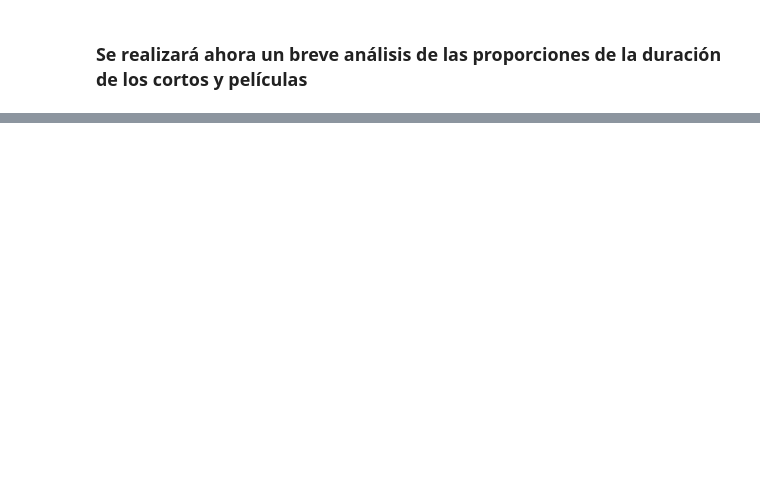
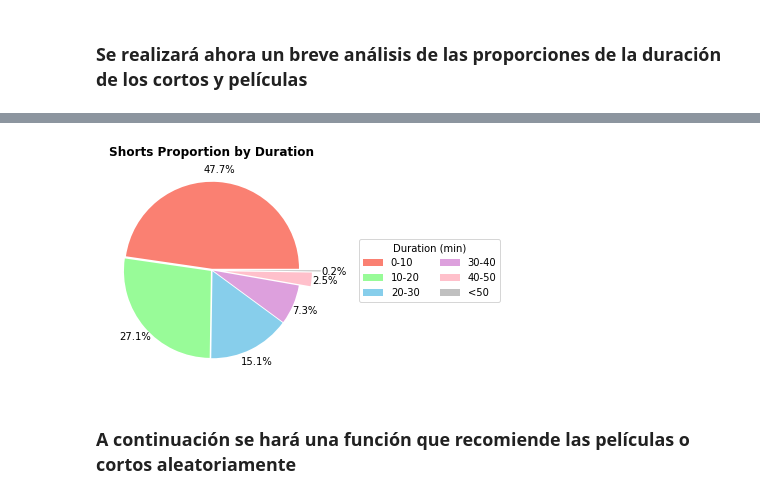
Before and after one commit to ErickGMedellin/7.5-or-higher, a Jupyter notebook: IMDB Rating Dataset.ipynb, the cells around one changed output, grey strips where cells are left out. Saved outputs shown, nothing was run; the diff lists cells and outputs as text; code cells hidden in the pictures; blank space fills up the shorter version.

```diff
--- a/IMDB Rating Dataset.ipynb
+++ b/IMDB Rating Dataset.ipynb
@@ -212,0 +254,13 @@ plt.show()
+# %%
+# Ahora para los cortos
+lab_mov1 = ['0-10','10-20','20-30','30-40','40-50','<50']
+cols = ['salmon','palegreen','skyblue','plum','pink','silver']
+explode = [0.015,0.015,0.015,0.015,0.15,0.25]
+plt.pie(hist_sho, autopct = '%.1f%%', pctdistance = 1.15, colors = cols, explode = explode)
+plt.legend(title = 'Duration (min)',labels=lab_mov1, loc='center right', bbox_to_anchor=(1.85, 0.5), ncol=2)
+plt.title('Shorts Proportion by Duration', fontweight = 'bold')
+plt.show()
+# %% [output]
+[figure, added]
+# %% [markdown]
+### A continuación se hará una función que recomiende las películas o cortos aleatoriamente
```
Also changed, not shown: parts of 9 cells of this notebook.
